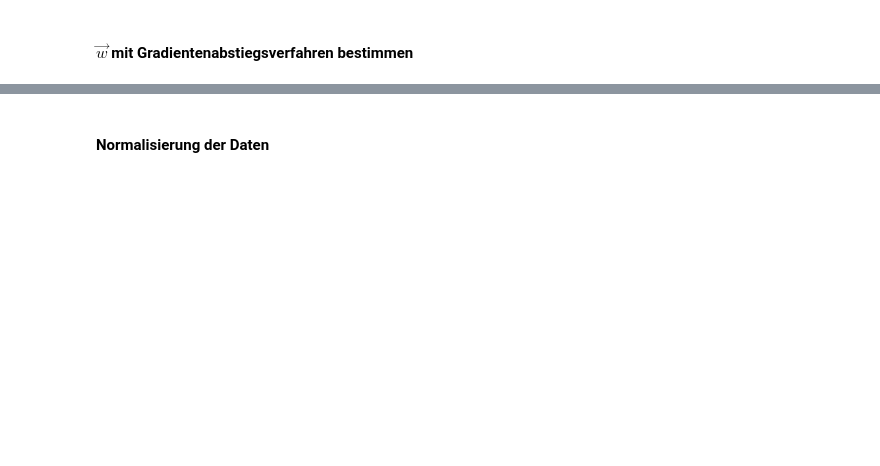
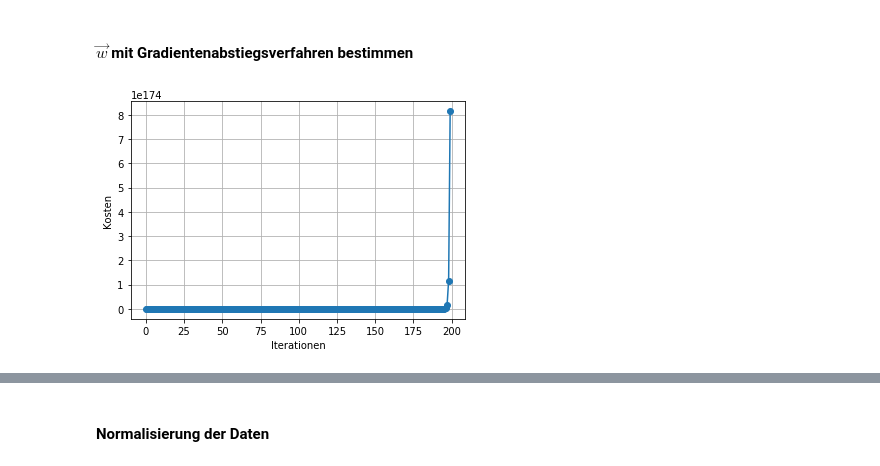
Before and after one commit to GFlach/LV_ME_repos, a Jupyter notebook: aktuell/klassifikator_aufgaben-a3.ipynb, the cells around one changed output, grey strips where cells are left out. Cells and saved outputs as stored; diff of their text form; code cells hidden in the pictures; blank space fills up the shorter version.

```diff
--- a/aktuell/klassifikator_aufgaben-a3.ipynb
+++ b/aktuell/klassifikator_aufgaben-a3.ipynb
@@ -45,9 +52,11 @@ sh.show_res(X, y, w)
 # %% [markdown]
 #### $\vec{w}$ mit Gradientenabstiegsverfahren bestimmen
 # %%
-w0 = np.array([-60, -0.01, 1])
-alpha = 0.01
-n_iter = 20
+w0 = np.array([-60, 0.01, 1])
+alpha = 0.0000001
+n_iter = 200
 w = calculate_w(X, y, w0, alpha, n_iter)
+# %% [output]
+[figure, added]
 # %%
 sh.show_res(X, y, w)
```
Also changed, not shown: parts of 13 cells of this notebook, 15 other files.
